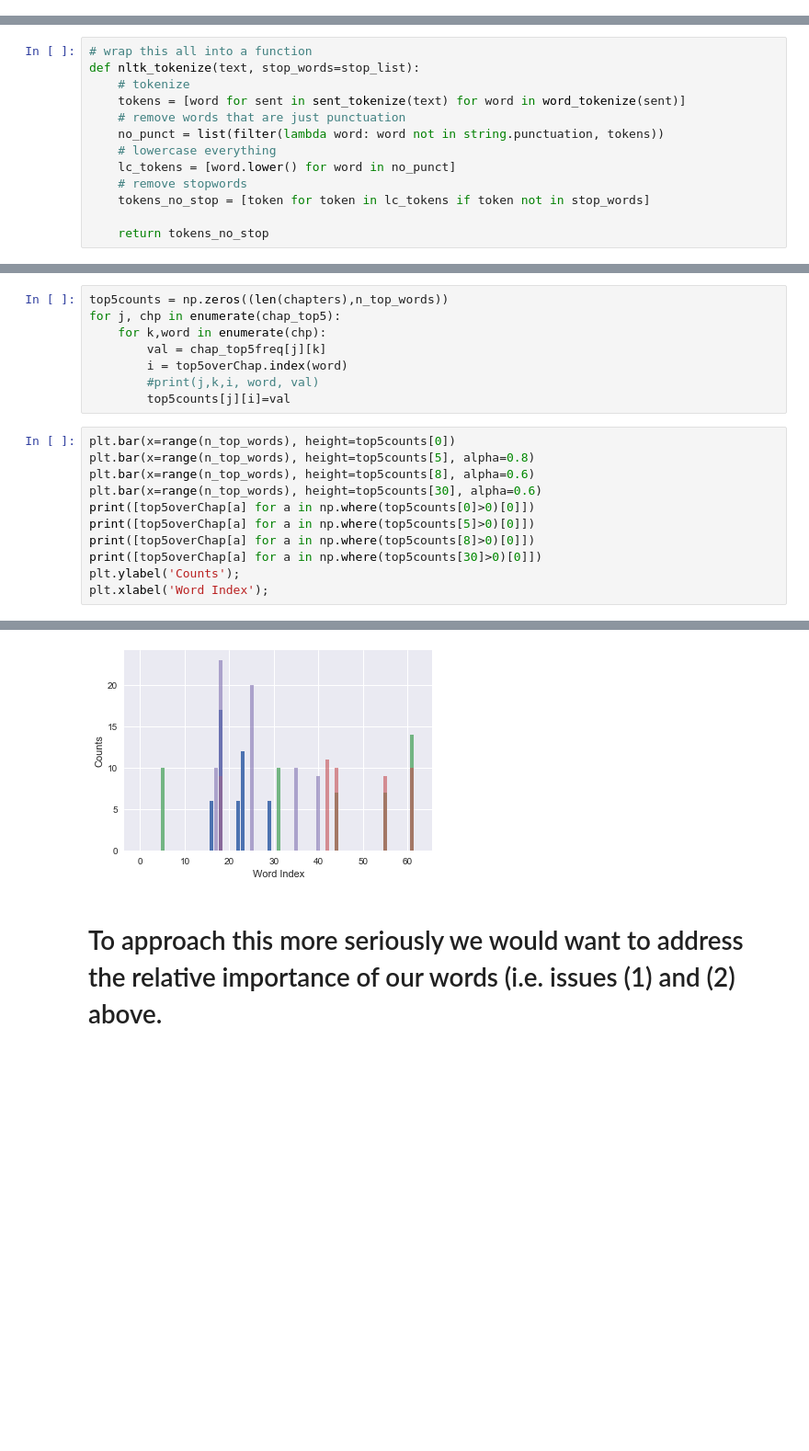
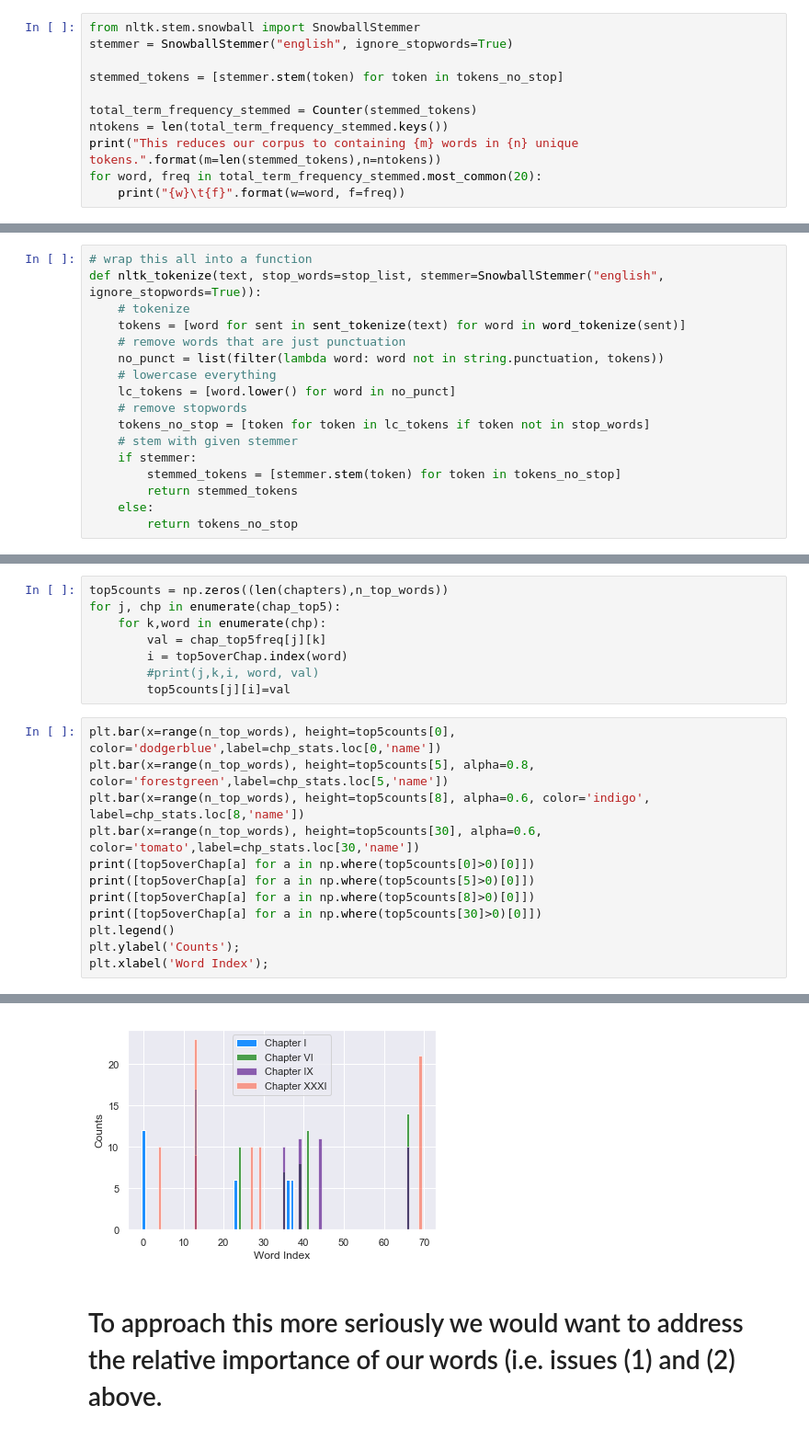
Before and after one commit to ajrader/tutorials, a Jupyter notebook: nlp/Intro to NLP.ipynb, the cells around one changed output, grey strips where cells are left out. Shown at 92% size. Drawn from its saved outputs; the diff is of its cells as text; blank space fills up the shorter version.

```diff
--- a/nlp/Intro to NLP.ipynb
+++ b/nlp/Intro to NLP.ipynb
@@ -514,0 +544,11 @@ thousand        88
+# %%
+from nltk.stem.snowball import SnowballStemmer
+stemmer = SnowballStemmer("english", ignore_stopwords=True)
+
+stemmed_tokens = [stemmer.stem(token) for token in tokens_no_stop]
+
+total_term_frequency_stemmed = Counter(stemmed_tokens)
+ntokens = len(total_term_frequency_stemmed.keys())
+print("This reduces our corpus to containing {m} words in {n} unique tokens.".format(m=len(stemmed_tokens),n=ntokens))
+for word, freq in total_term_frequency_stemmed.most_common(20):
+    print("{w}\t{f}".format(w=word, f=freq))
@@ -515,6 +573,6 @@ thousand        88
 # %%
 # wrap this all into a function
-def nltk_tokenize(text, stop_words=stop_list):
+def nltk_tokenize(text, stop_words=stop_list, stemmer=SnowballStemmer("english", ignore_stopwords=True)):
     # tokenize
     tokens = [word for sent in sent_tokenize(text) for word in word_tokenize(sent)]
     # remove words that are just punctuation
@@ -523,5 +581,9 @@ def nltk_tokenize(text, stop_words=stop_list):
     lc_tokens = [word.lower() for word in no_punct]
     # remove stopwords
     tokens_no_stop = [token for token in lc_tokens if token not in stop_words]
-
-    return tokens_no_stop
+    # stem with given stemmer
+    if stemmer:
+        stemmed_tokens = [stemmer.stem(token) for token in tokens_no_stop]
+        return stemmed_tokens
+    else:
+        return tokens_no_stop
@@ -622,14 +686,15 @@ for j, chp in enumerate(chap_top5):
         #print(j,k,i, word, val)
         top5counts[j][i]=val
 # %%
-plt.bar(x=range(n_top_words), height=top5counts[0])
-plt.bar(x=range(n_top_words), height=top5counts[5], alpha=0.8)
-plt.bar(x=range(n_top_words), height=top5counts[8], alpha=0.6)
-plt.bar(x=range(n_top_words), height=top5counts[30], alpha=0.6)
+plt.bar(x=range(n_top_words), height=top5counts[0], color='dodgerblue',label=chp_stats.loc[0,'name'])
+plt.bar(x=range(n_top_words), height=top5counts[5], alpha=0.8, color='forestgreen',label=chp_stats.loc[5,'name'])
+plt.bar(x=range(n_top_words), height=top5counts[8], alpha=0.6, color='indigo', label=chp_stats.loc[8,'name'])
+plt.bar(x=range(n_top_words), height=top5counts[30], alpha=0.6, color='tomato',label=chp_stats.loc[30,'name'])
 print([top5overChap[a] for a in np.where(top5counts[0]>0)[0]])
 print([top5overChap[a] for a in np.where(top5counts[5]>0)[0]])
 print([top5overChap[a] for a in np.where(top5counts[8]>0)[0]])
 print([top5overChap[a] for a in np.where(top5counts[30]>0)[0]])
+plt.legend()
 plt.ylabel('Counts');
 plt.xlabel('Word Index');
 # %% [output]
@@ -640,4 +705,4 @@ plt.xlabel('Word Index');
-[figure, old version]
+[figure, new version]
 # %% [markdown]
 # To approach this more seriously we would want to address the relative importance of our words (i.e. issues (1) and (2) above.
 
```
Also changed, not shown: parts of 64 cells of this notebook, 3 other files.
